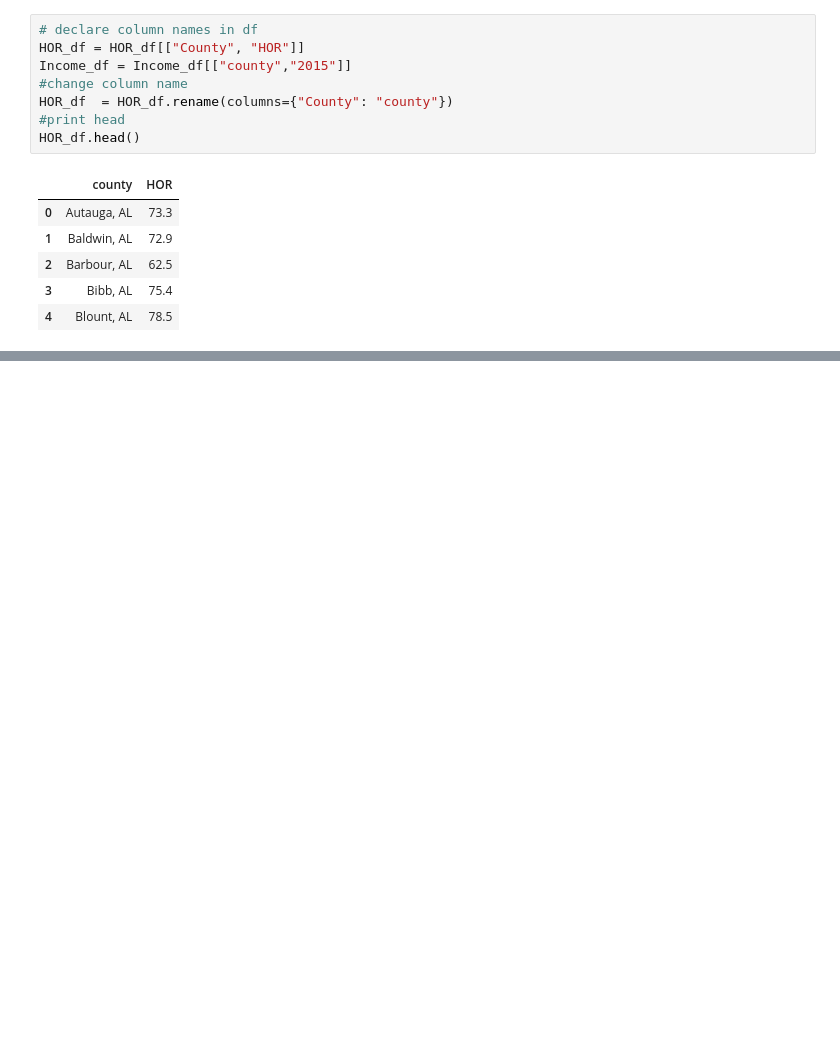
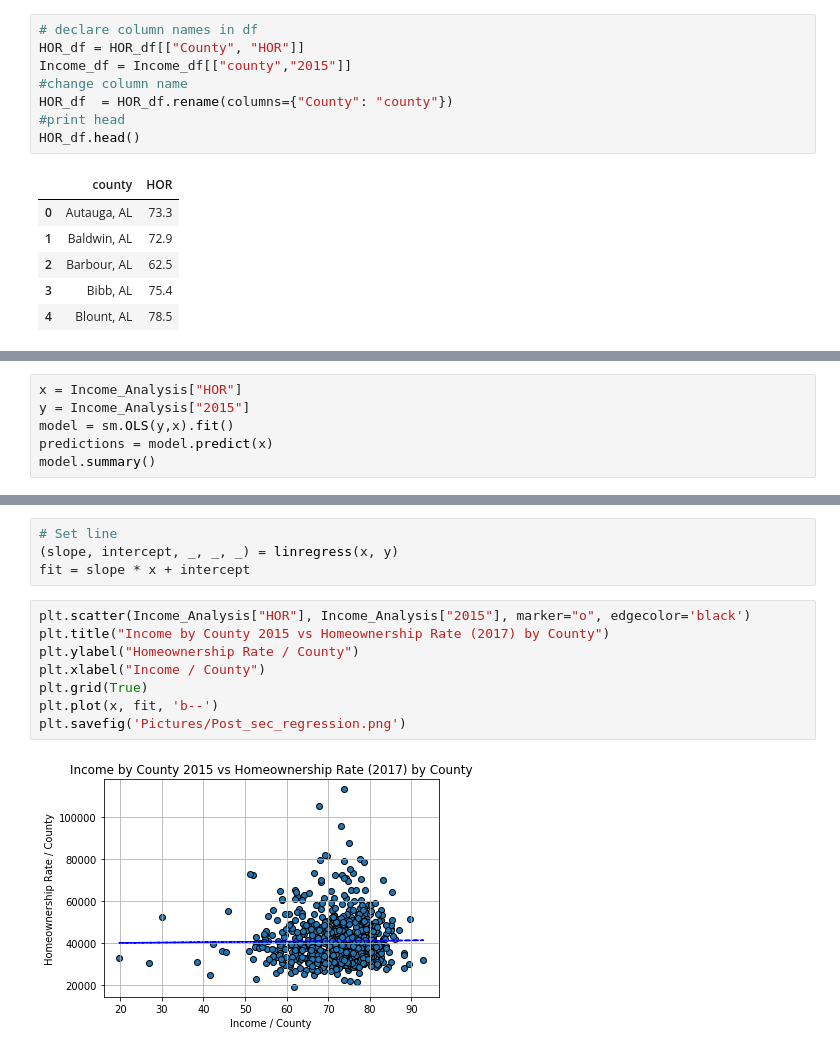
Before and after one commit to natashacrosby/Project_1, a Jupyter notebook: Analysis_HOR_Income.ipynb, the cells around one changed output, grey strips where cells are left out. Saved outputs shown, nothing was run; the diff lists cells and outputs as text; blank space fills up the shorter version.

```diff
--- a/Analysis_HOR_Income.ipynb
+++ b/Analysis_HOR_Income.ipynb
@@ -67,0 +78,6 @@ len(Income_Analysis)
+# %%
+x = Income_Analysis["HOR"]
+y = Income_Analysis["2015"]
+model = sm.OLS(y,x).fit()
+predictions = model.predict(x)
+model.summary()
@@ -67,0 +103,14 @@ len(Income_Analysis)
+# %%
+# Set line
+(slope, intercept, _, _, _) = linregress(x, y)
+fit = slope * x + intercept
+# %%
+plt.scatter(Income_Analysis["HOR"], Income_Analysis["2015"], marker="o", edgecolor='black')
+plt.title("Income by County 2015 vs Homeownership Rate (2017) by County")
+plt.ylabel("Homeownership Rate / County")
+plt.xlabel("Income / County")
+plt.grid(True)
+plt.plot(x, fit, 'b--')
+plt.savefig('Pictures/Post_sec_regression.png')
+# %% [output]
+[figure, added]
```
Also changed, not shown: parts of 7 cells of this notebook.
